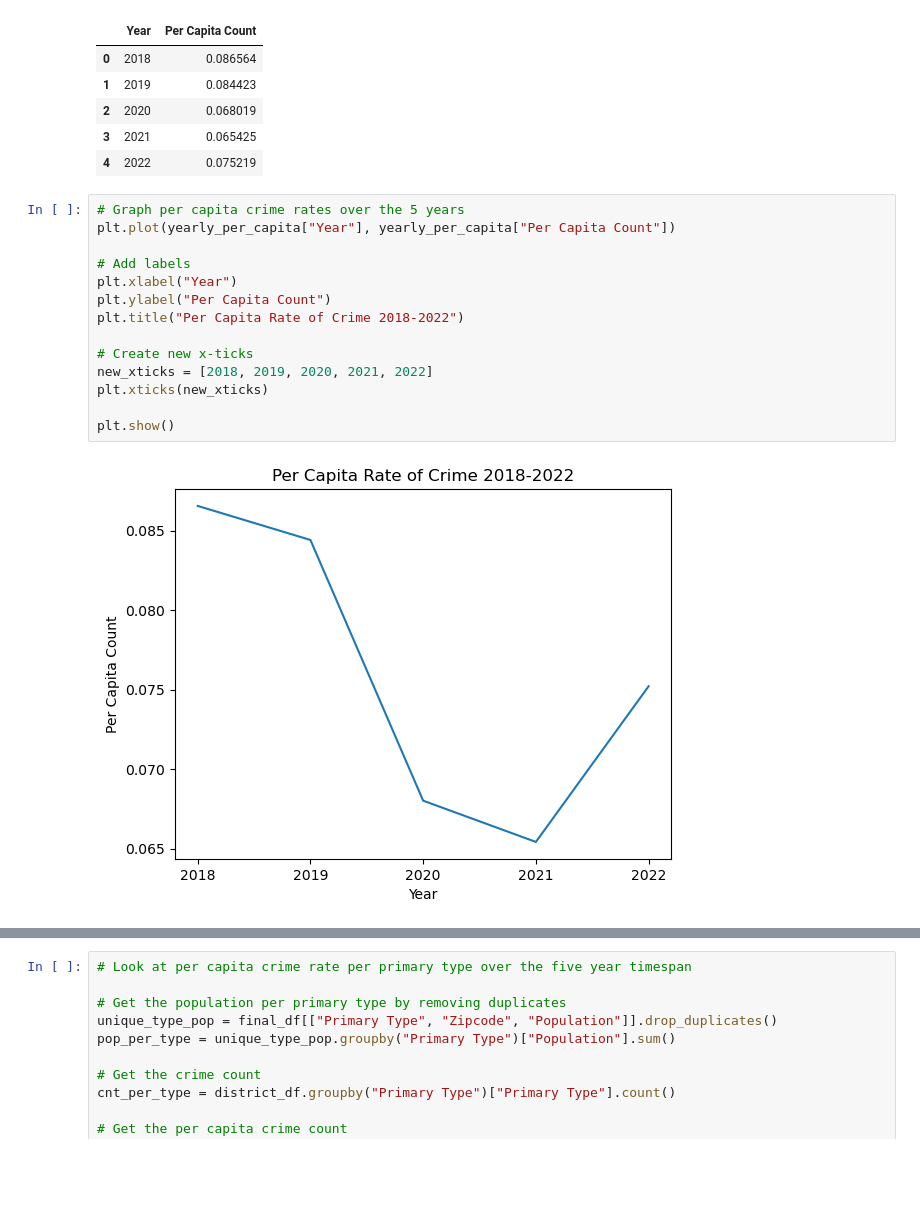
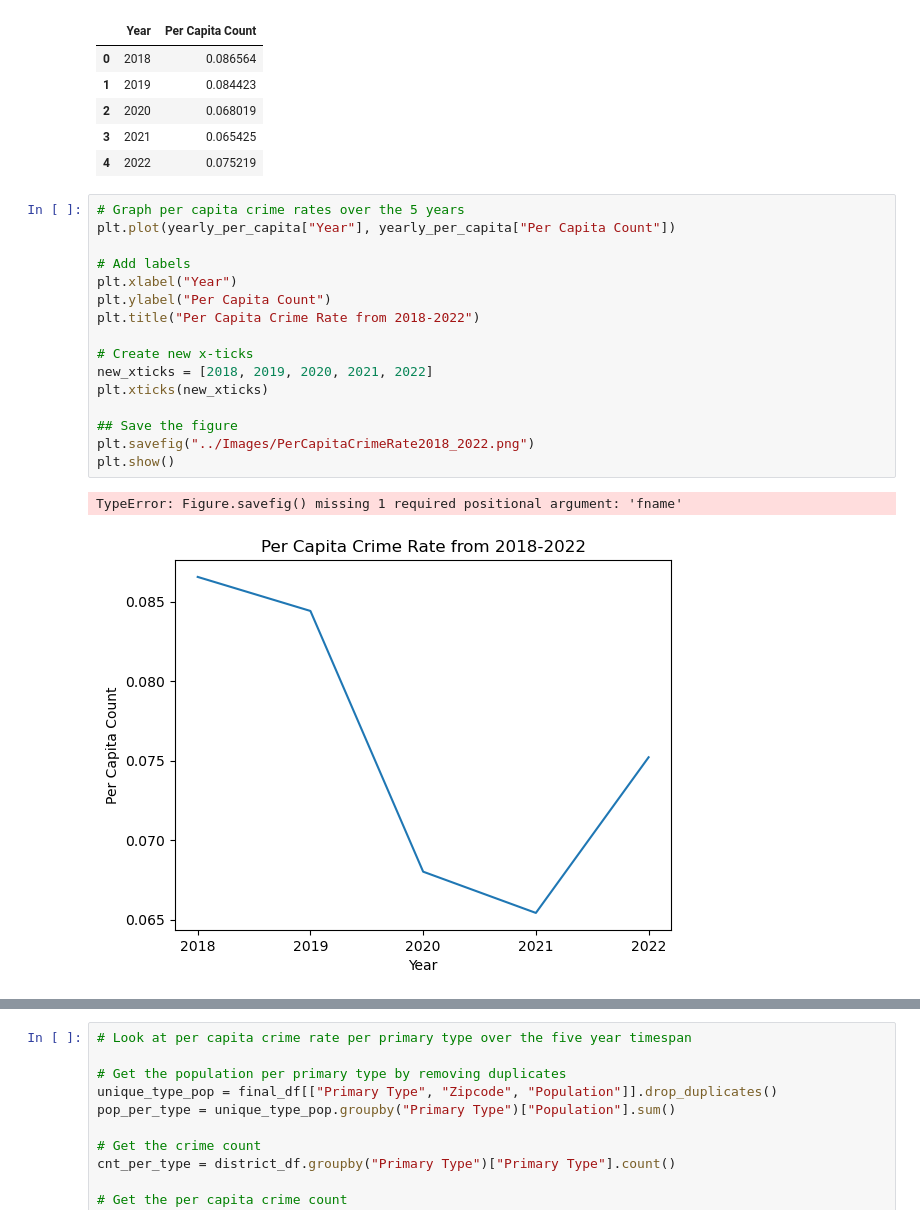
Before and after one commit to jmpealy/project1, a Jupyter notebook: Population_Analysis_Only.ipynb, the cells around one changed output, grey strips where cells are left out. Drawn from its saved outputs; the diff is of its cells as text; blank space fills up the shorter version.

```diff
--- a/Population_Analysis_Only.ipynb
+++ b/Population_Analysis_Only.ipynb
@@ -95,19 +101,22 @@ yearly_per_capita
 # %%
 # Graph per capita crime rates over the 5 years
 plt.plot(yearly_per_capita["Year"], yearly_per_capita["Per Capita Count"])
 
 # Add labels
 plt.xlabel("Year")
 plt.ylabel("Per Capita Count")
-plt.title("Per Capita Rate of Crime 2018-2022")
+plt.title("Per Capita Crime Rate from 2018-2022")
 
 # Create new x-ticks
 new_xticks = [2018, 2019, 2020, 2021, 2022]
 plt.xticks(new_xticks)
 
+## Save the figure
+plt.savefig("../Images/PerCapitaCrimeRate2018_2022.png")
 plt.show()
 # %% [output]
+TypeError: Figure.savefig() missing 1 required positional argument: 'fname'
-[figure, old version]
+[figure, new version]
 # %%
 # Look at per capita crime rate per district over the five year timespan
 district_df = final_df[["Year", "District", "Primary Type", "Population", "Zipcode"]]
```
Also changed, not shown: parts of 6 cells of this notebook.
